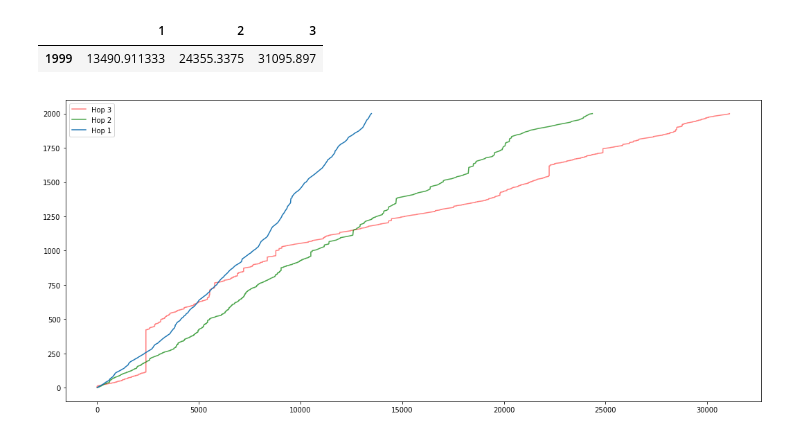
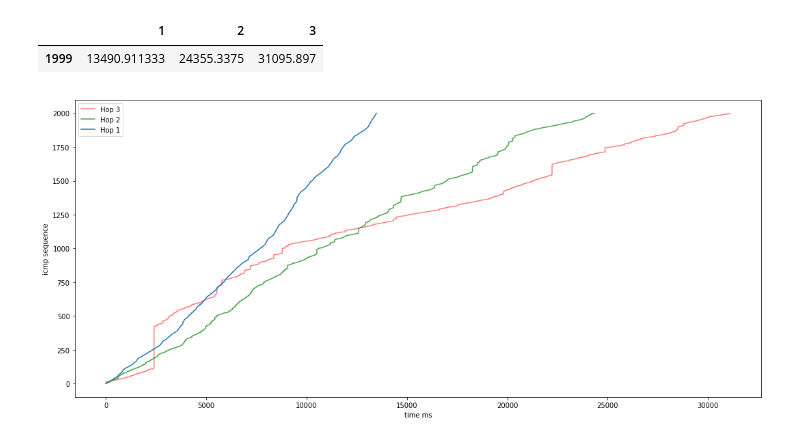
Before and after one commit to lucamaiano/data-driven-intrusion-detection, a Jupyter notebook: ExploratoryAnalysis.ipynb, the cells around one changed output. Cells and saved outputs as stored; diff of their text form; code cells hidden in the pictures.

```diff
--- a/ExploratoryAnalysis.ipynb
+++ b/ExploratoryAnalysis.ipynb
@@ -216,16 +218,18 @@ time_nodes.tail(1)
 # %%
 fig, ax = plt.subplots(figsize=(18,8))
 
 # Using plot(..., dashes=...) to set the dashing when creating a line
 line3, = ax.plot(time_nodes[3], icmp, 'red', alpha=0.5, label='Hop 3')
 
 # Using plot(..., dashes=...) to set the dashing when creating a line
 line2, = ax.plot(time_nodes[2], icmp, 'green', alpha=0.7, label='Hop 2')
 
 # Using set_dashes() to modify dashing of an existing line
 line1, = ax.plot(time_nodes[1], icmp, label='Hop 1')
 
+plt.ylabel('icmp sequence')
+plt.xlabel('time ms')
 ax.legend()
 plt.show()
 # %% [output]
-[figure, old version]
+[figure, new version]
```
Also changed, not shown: parts of 1 cell of this notebook.
